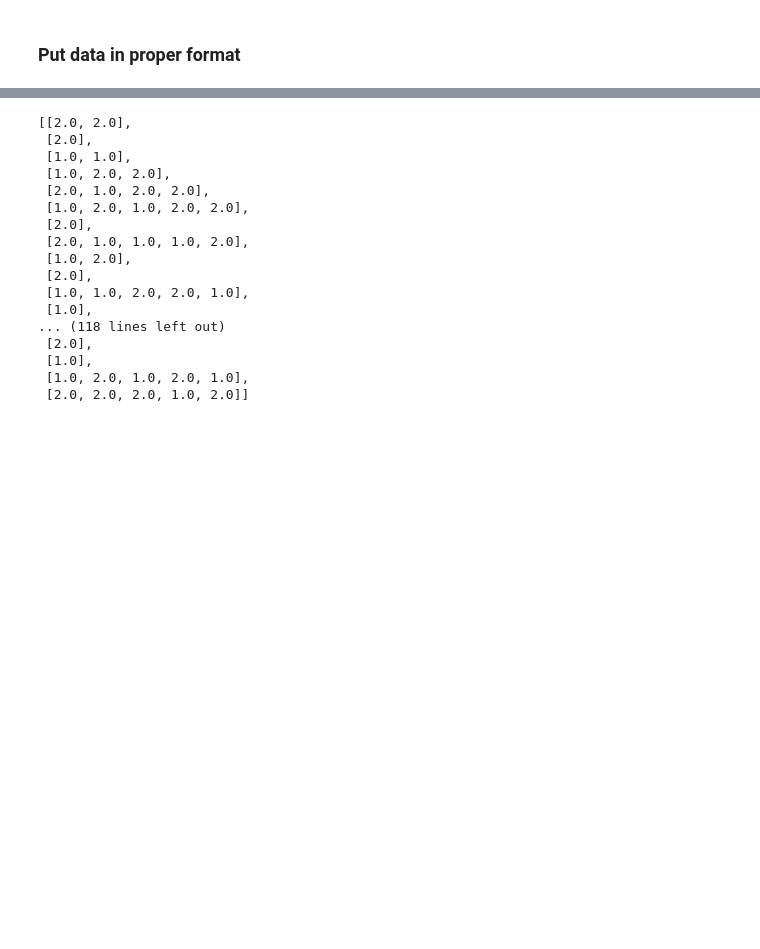
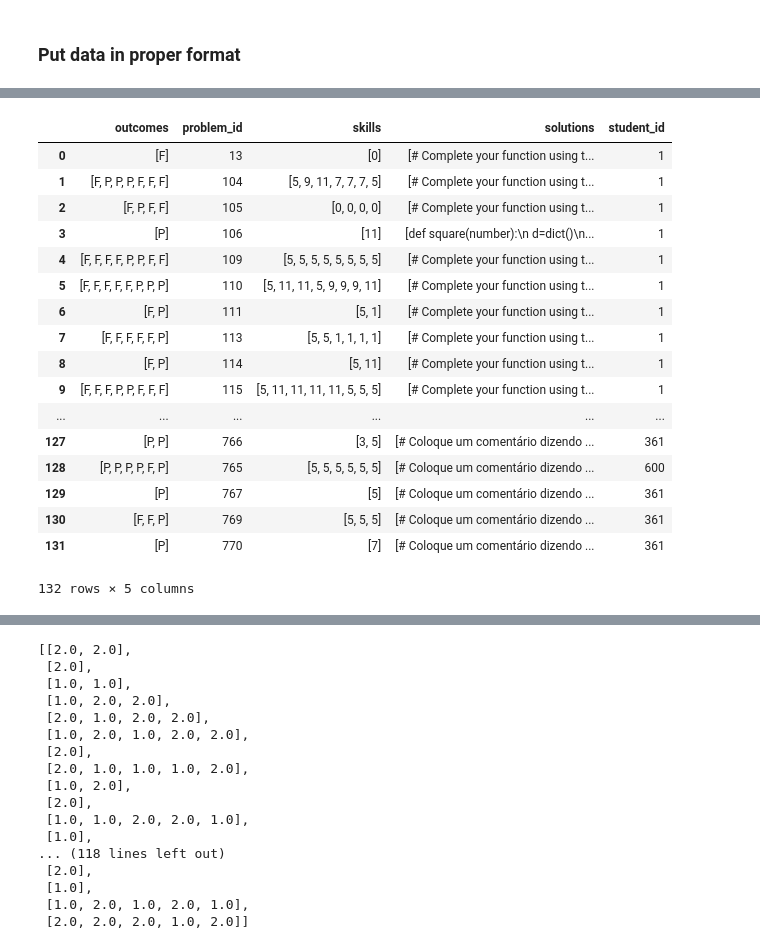
Before and after one commit to MachineTeachingEdu/machine-teaching, a Jupyter notebook: machineteaching/Fitting BKT to students - 2019_04_04-Copy1.ipynb, the cells around one changed output, grey strips where cells are left out. Drawn from its saved outputs; the diff is of its cells as text; code cells hidden in the pictures; blank space fills up the shorter version.

Commit message:
Started to fit BKT to Comp 1 students

```diff
--- a/machineteaching/Fitting BKT to students - 2019_04_04-Copy1.ipynb
+++ b/machineteaching/Fitting BKT to students - 2019_04_04-Copy1.ipynb
@@ -47,7 +47,11 @@ def get_skill(student_solution, vectorizer, model_db):
     top_skill = np.argmax(y_student, axis=1)
     return top_skill
 # %%
-user_blacklist = UserProfile.objects.filter(professor='')
+problems = Problem.objects.filter(chapter__isnull=False)
+# user_blacklist = UserProfile.objects.filter(professor__user__username='sem_professor')
+user_blacklist = ['lmoraes', 'matos.gabriel26@gmail.com', 'angeloacrdaumas@outlook.com', 'giuliaelvira23@poli.ufrj.br',
+                  'hugo', 'gracepassosfreitas@gmail.com', 'carla']
+user_blacklist = UserProfile.objects.exclude(user__username__in=user_blacklist)
 logs_list = UserLog.objects.exclude(outcome='S').exclude(user__userprofile__in=user_blacklist).order_by("timestamp")
 solution_list = logs_list.values_list('solution', flat=True)
 skills = get_skill(solution_list, vectorizer, model)
@@ -80,3 +84,24 @@ for idx, log in enumerate(tqdm(logs_list)):
 [interactive output not drawn]
 # %%
 df = pd.DataFrame(data.values())
+# %%
+df
+# %% [output]
+|  | outcomes | problem_id | skills | solutions | student_id |
+| 0 | [F] | 13 | [0] | [# Complete your function using t... | 1 |
+| 1 | [F, P, P, P, F, F, F] | 104 | [5, 9, 11, 7, 7, 7, 5] | [# Complete your function using t... | 1 |
+| 2 | [F, P, F, F] | 105 | [0, 0, 0, 0] | [# Complete your function using t... | 1 |
+| 3 | [P] | 106 | [11] | [def square(number):\n d=dict()\n... | 1 |
+| 4 | [F, F, F, F, P, P, F, F] | 109 | [5, 5, 5, 5, 5, 5, 5, 5] | [# Complete your function using t... | 1 |
+| 5 | [F, F, F, F, F, P, P, P] | 110 | [5, 11, 11, 5, 9, 9, 9, 11] | [# Complete your function using t... | 1 |
+| 6 | [F, P] | 111 | [5, 1] | [# Complete your function using t... | 1 |
+| 7 | [F, F, F, F, F, P] | 113 | [5, 5, 1, 1, 1, 1] | [# Complete your function using t... | 1 |
+| 8 | [F, P] | 114 | [5, 11] | [# Complete your function using t... | 1 |
+| 9 | [F, F, F, P, P, F, F, F] | 115 | [5, 11, 11, 11, 11, 5, 5, 5] | [# Complete your function using t... | 1 |
+| ... | ... | ... | ... | ... | ... |
+| 127 | [P, P] | 766 | [3, 5] | [# Coloque um comentário dizendo ... | 361 |
+| 128 | [P, P, P, P, F, P] | 765 | [5, 5, 5, 5, 5, 5] | [# Coloque um comentário dizendo ... | 600 |
+| 129 | [P] | 767 | [5] | [# Coloque um comentário dizendo ... | 361 |
+| 130 | [F, F, P] | 769 | [5, 5, 5] | [# Coloque um comentário dizendo ... | 361 |
+| 131 | [P] | 770 | [7] | [# Coloque um comentário dizendo ... | 361 |
+132 rows × 5 columns
```
Also changed, not shown: parts of 4 cells of this notebook.
